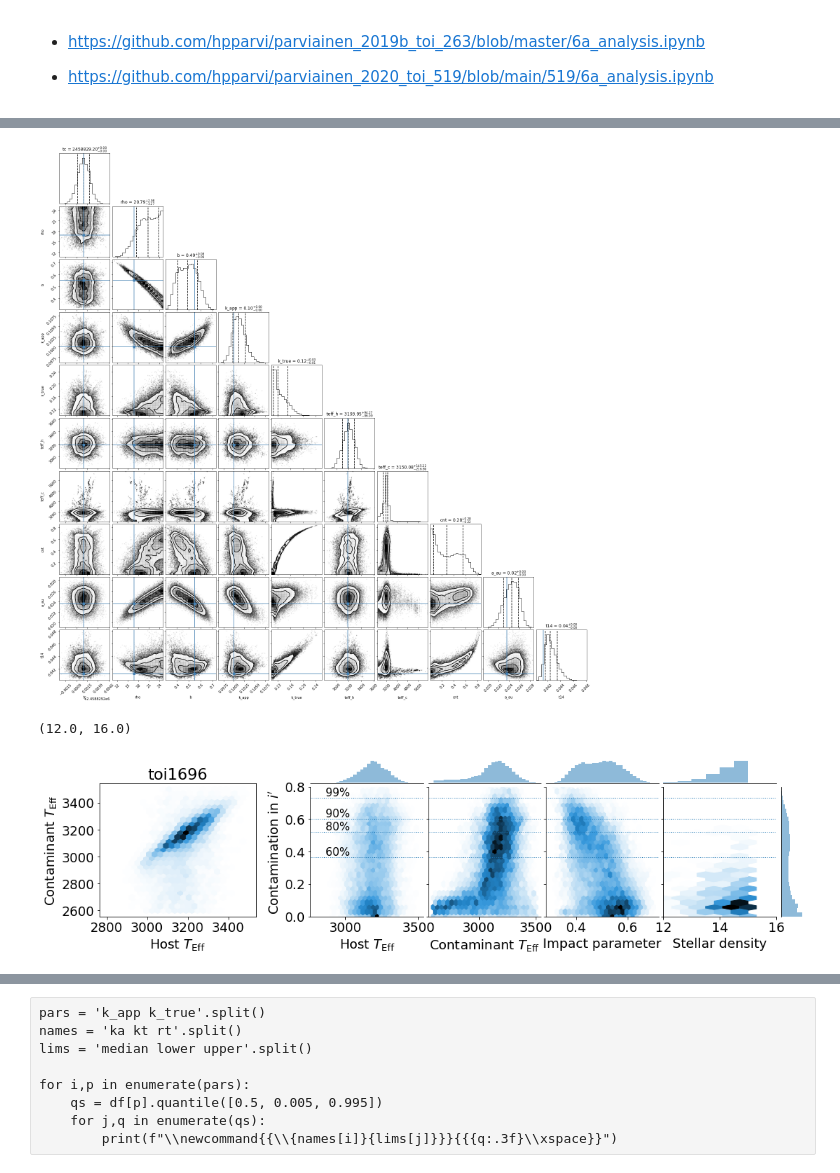
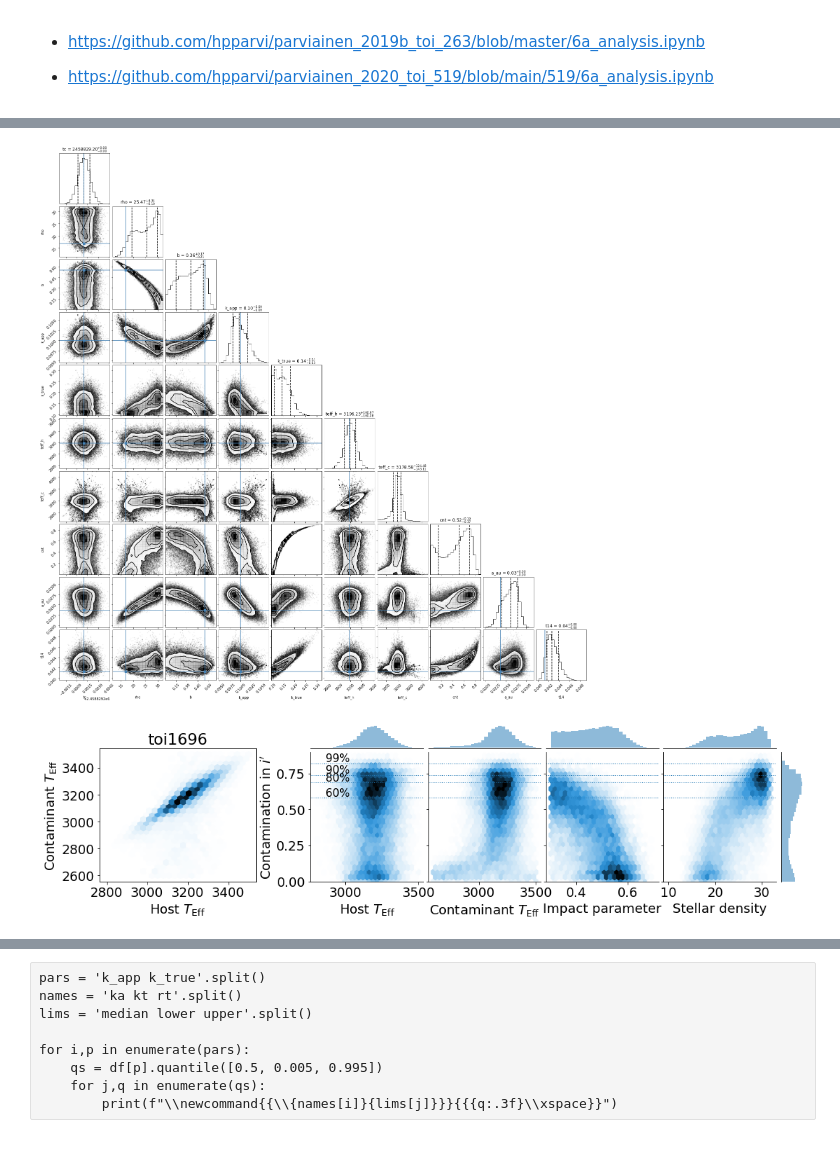
Before and after one commit to jpdeleon/toi1696, a Jupyter notebook: notebooks/contamination.ipynb, the cells around one changed output, grey strips where cells are left out. Saved outputs shown, nothing was run; the diff lists cells and outputs as text; code cells hidden in the pictures.

```diff
--- a/notebooks/contamination.ipynb
+++ b/notebooks/contamination.ipynb
@@ -180,8 +184,12 @@ from pytransit.param.parameter import NormalPrior as NP, UniformPrior as UP
 
 lpf.set_prior('zero_epoch', NP(zero_epoch.n, zero_epoch.s))
 lpf.set_prior('period', NP(period.n, period.s))
+lpf.set_prior('teff_h', NP(star_teff.n, 100)) #inflated uncertainty
+
+#rho_star posterior reaches rho=23 gcc default upper boundary
+#M dwarfs in NExSci have rho<32 gcc
+lpf.set_prior('rho', UP(1, 32.0))
 # lpf.set_prior('k2_app', UP(0.08, 0.12))
-lpf.set_prior('teff_h', NP(star_teff.n, 100)) #inflated uncertainty
 lpf.ps
 # %% [output]
 [  0 |G| tc             N(μ = 2458829.20099, σ = 0.00082)        [    -inf ..      inf],
@@ -410,45 +418,44 @@ fig = corner(df[pars],
              truths=truths
             );
 # %% [output]
-[figure, old version]
+[figure, new version]
 # %%
 fig.savefig('../paper/figures/contaminated_lpf_corner.png', bbox_inches=False, facecolor='w')
 # %%
 from pytransit.contamination.plotting import joint_marginal_plot
 from matplotlib.pyplot import rcParams
 
 rcParams['font.size'] = 18
 
 fig = joint_marginal_plot(df,
                           htelim=(2800,3500),
                           ctelim=(2600,3500),
                           blim=(0.3,0.7),
-                          clim=(0,0.8),
+                          clim=(0,0.9),
+                          rlim=(10,32),
                           fw=15
 #                           figsize=(15,8)
                          )
 ps = percentile(df.cnt, [60, 80, 90, 99])
 [[ax.axhline(p, lw=1, ls=':') for p in ps] for ax in fig.axes[1:5]]
 xmin = fig.axes[1].get_xlim()[0]
 [fig.axes[1].text(xmin+100, p+0.01, '{:2d}%'.format(t), size='small') for p,t in zip(ps, [60, 80, 90, 99])]
 
 fig.axes[0].set_title(target);
 # setp(fig.axes[0:2], xticks=(2800,3000,3500))
 
 # fig.axes[0].set_xlim(2000,4000)
 # fig.axes[0].set_ylim(3000,7000)
 
 # fig.axes[1].set_xlim(2000,4000)
 # fig.axes[5].set_xlim(2000,4000)
 
 # fig.axes[2].set_xlim(2000,5000)
 # fig.axes[6].set_xlim(2000,5000)
 
-
-fig.axes[4].set_xlim(12,16)
-fig.axes[8].set_xlim(12,16)
+# fig.axes[4].set_xlim(12,16)
+# fig.axes[8].set_xlim(12,16)
 # %% [output]
-(12.0, 16.0)
-[figure, old version]
+[figure, new version]
 # %%
 fig.savefig('../paper/figures/contaminated_lpf_jointplot.png', bbox_inches=False, facecolor='w')
```
Also changed, not shown: parts of 17 cells of this notebook, 4 other files.
